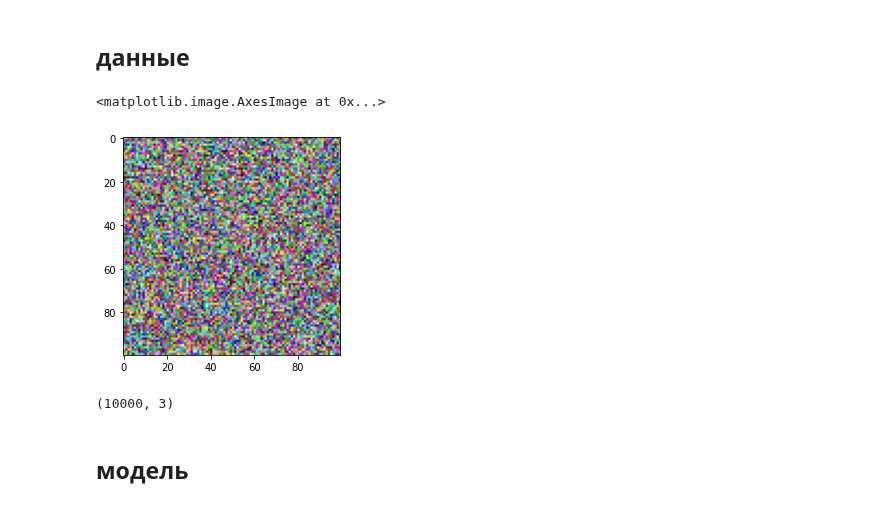
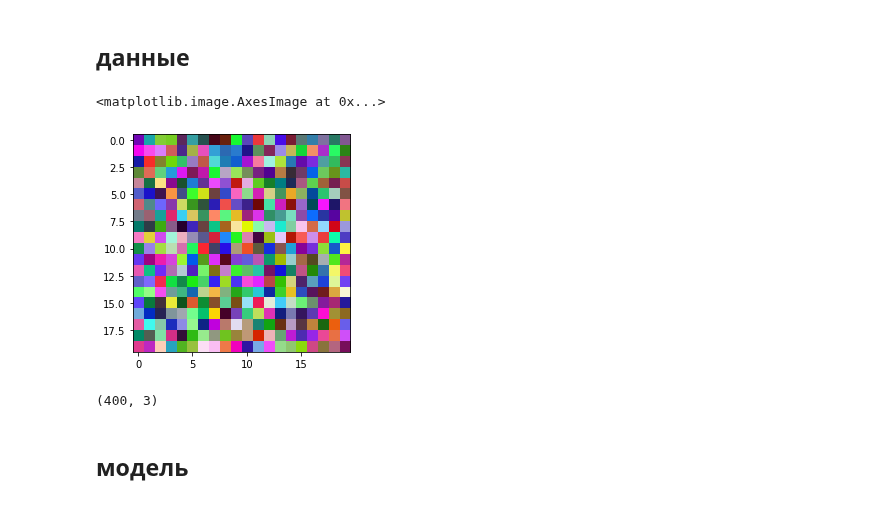
Before and after one commit to mechanoid5/ml_lectorium_legacy, a Jupyter notebook: examples/20-kohonen-ann/04-kohonen-neighbor-biases-colors.ipynb, the cells around one changed output. Cells and saved outputs as stored; diff of their text form; code cells hidden in the pictures.

```diff
--- a/examples/20-kohonen-ann/04-kohonen-neighbor-biases-colors.ipynb
+++ b/examples/20-kohonen-ann/04-kohonen-neighbor-biases-colors.ipynb
@@ -23,19 +23,19 @@ import matplotlib.pyplot as plt
 # %% [markdown]
 ## данные
 # %%
-map_size = 100
+map_size = 20
 grid_size = (map_size,map_size)
 colors = rng.uniform(size=(map_size,map_size,3))
 
 plt.imshow(colors)
 # %% [output]
 <matplotlib.image.AxesImage at 0x...>
-[figure, old version]
+[figure, new version]
 # %%
 X = colors.reshape(np.prod(grid_size),3)
 X.shape
 # %% [output]
-(10000, 3)
+(400, 3)
 # %% [markdown]
 ## модель
 # %% [markdown]
```
Also changed, not shown: parts of 7 cells of this notebook, 2 other files.
